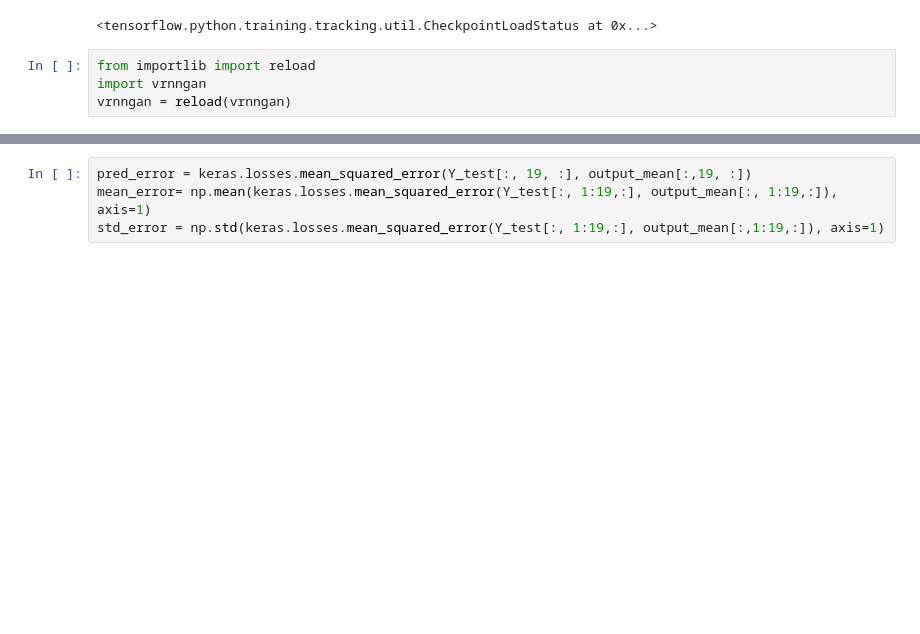
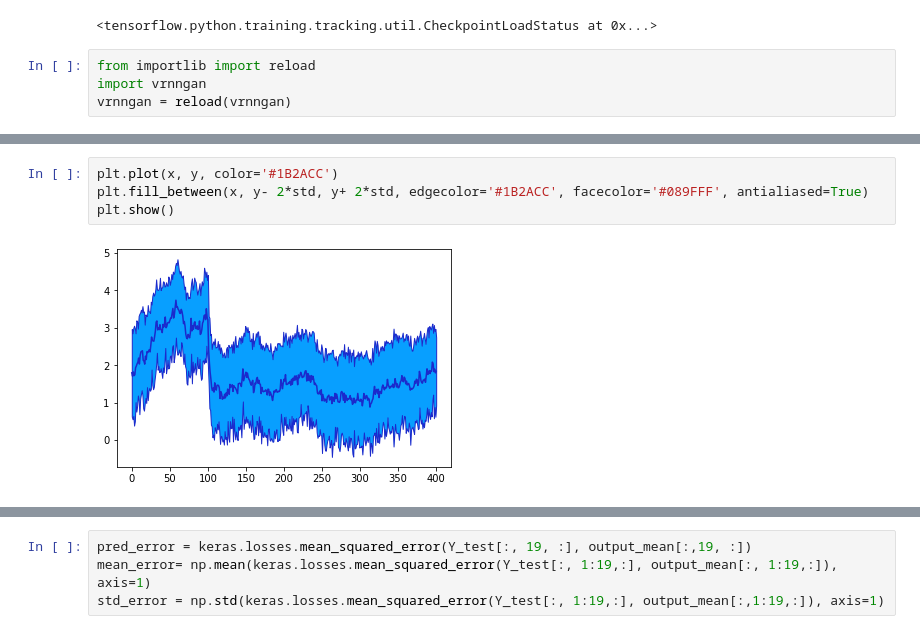
Before and after one commit to jlee118/VAECJ, a Jupyter notebook: VRNNGAN_Apple.ipynb, the cells around one changed output, grey strips where cells are left out. Saved outputs shown, nothing was run; the diff lists cells and outputs as text; blank space fills up the shorter version.

```diff
--- a/VRNNGAN_Apple.ipynb
+++ b/VRNNGAN_Apple.ipynb
@@ -103,0 +111,6 @@ plt.plot(np.exp(output_log_var[:,-1,0]))
+# %%
+plt.plot(x, y, color='#1B2ACC')
+plt.fill_between(x, y- 2*std, y+ 2*std, edgecolor='#1B2ACC', facecolor='#089FFF', antialiased=True)
+plt.show()
+# %% [output]
+[figure, added]
```
Also changed, not shown: parts of 24 cells of this notebook, 17 other files.
